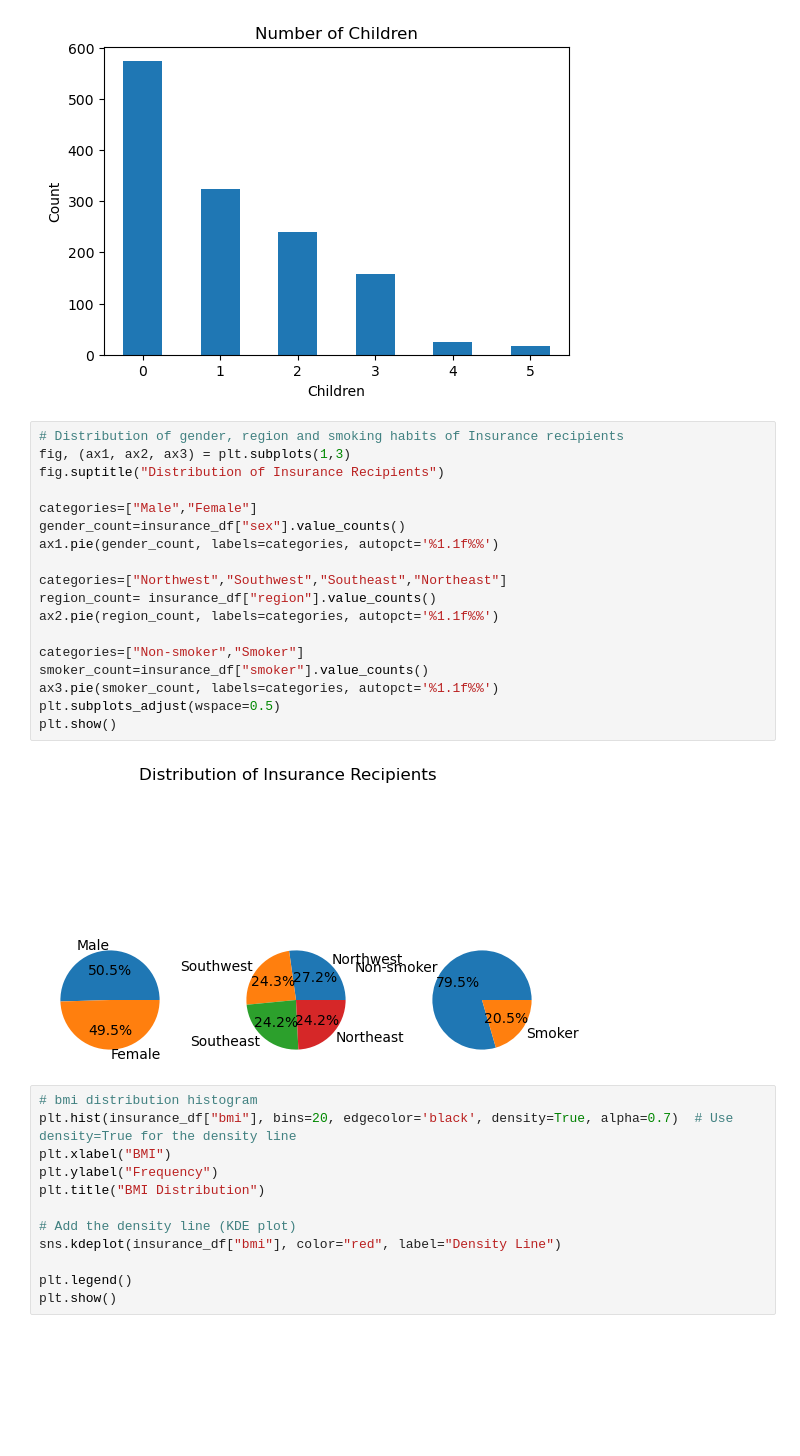
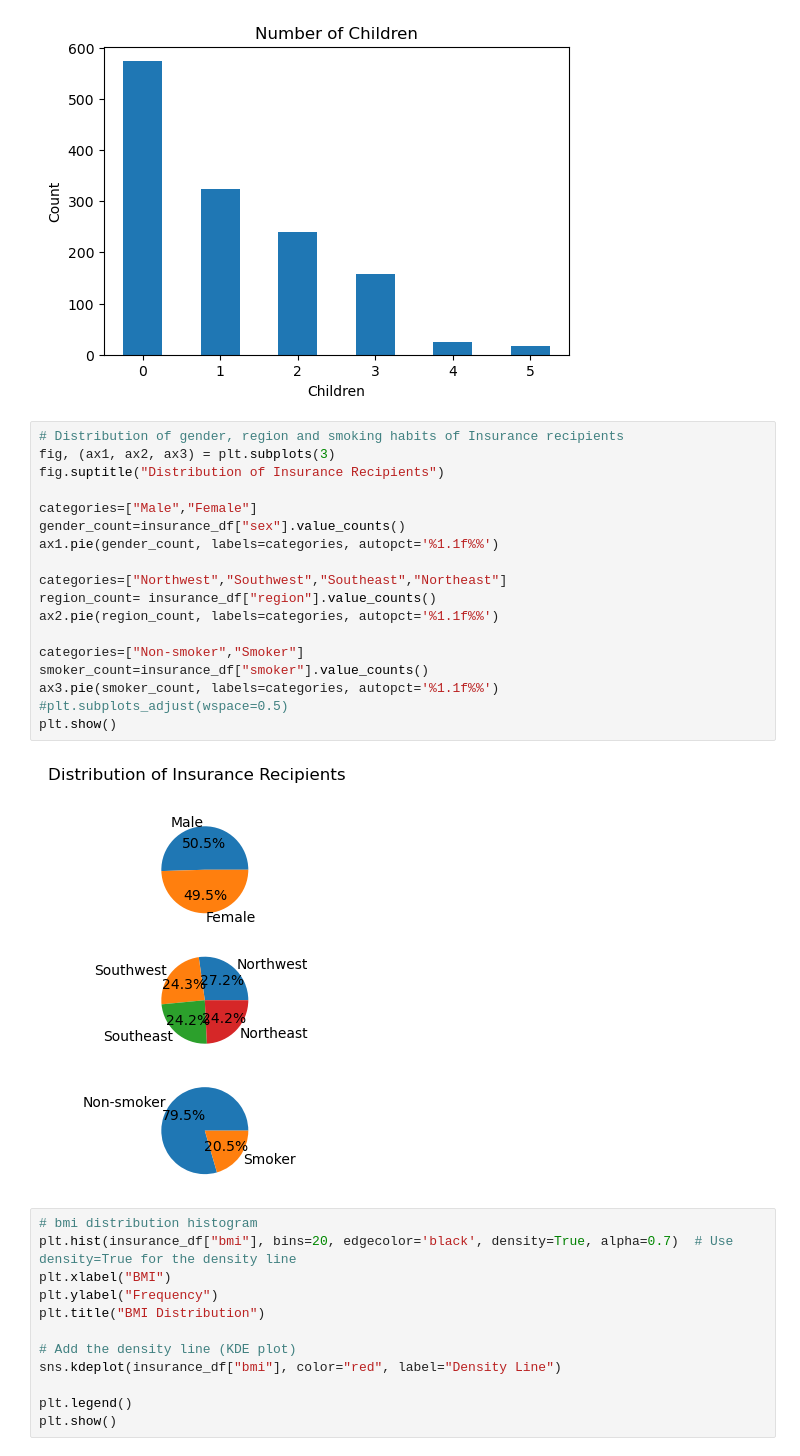
Before and after one commit to carolinefoshee/project-1, a Jupyter notebook: project1.ipynb, the cells around one changed output. Drawn from its saved outputs; the diff is of its cells as text; blank space fills up the shorter version.

```diff
--- a/project1.ipynb
+++ b/project1.ipynb
@@ -134,24 +134,24 @@ plt.show()
 [figure]
 # %%
 # Distribution of gender, region and smoking habits of Insurance recipients
-fig, (ax1, ax2, ax3) = plt.subplots(1,3)
+fig, (ax1, ax2, ax3) = plt.subplots(3)
 fig.suptitle("Distribution of Insurance Recipients")
 
 categories=["Male","Female"]
 gender_count=insurance_df["sex"].value_counts()
 ax1.pie(gender_count, labels=categories, autopct='%1.1f%%')
 
 categories=["Northwest","Southwest","Southeast","Northeast"]
 region_count= insurance_df["region"].value_counts()
 ax2.pie(region_count, labels=categories, autopct='%1.1f%%')
 
 categories=["Non-smoker","Smoker"]
 smoker_count=insurance_df["smoker"].value_counts()
 ax3.pie(smoker_count, labels=categories, autopct='%1.1f%%')
-plt.subplots_adjust(wspace=0.5)
+#plt.subplots_adjust(wspace=0.5)
 plt.show()
 # %% [output]
-[figure, old version]
+[figure, new version]
 # %%
 # bmi distribution histogram
 plt.hist(insurance_df["bmi"], bins=20, edgecolor='black', density=True, alpha=0.7)  # Use density=True for the density line
```
Also changed, not shown: parts of 8 cells of this notebook.
